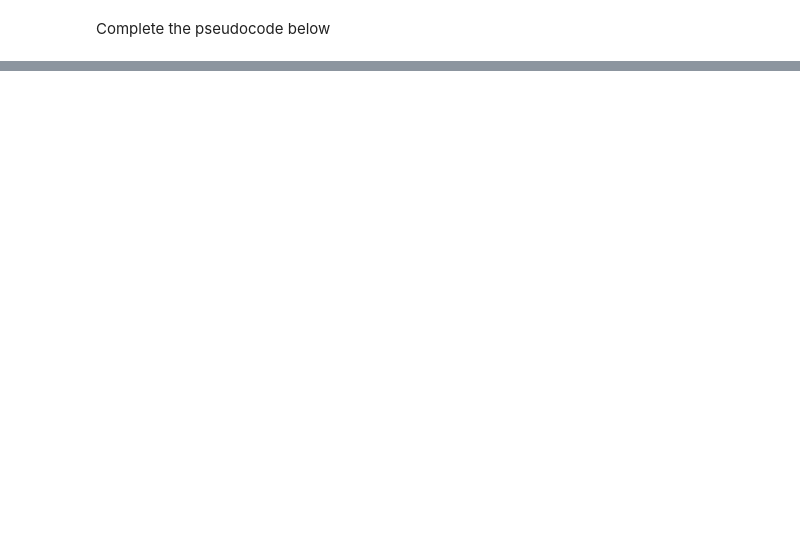
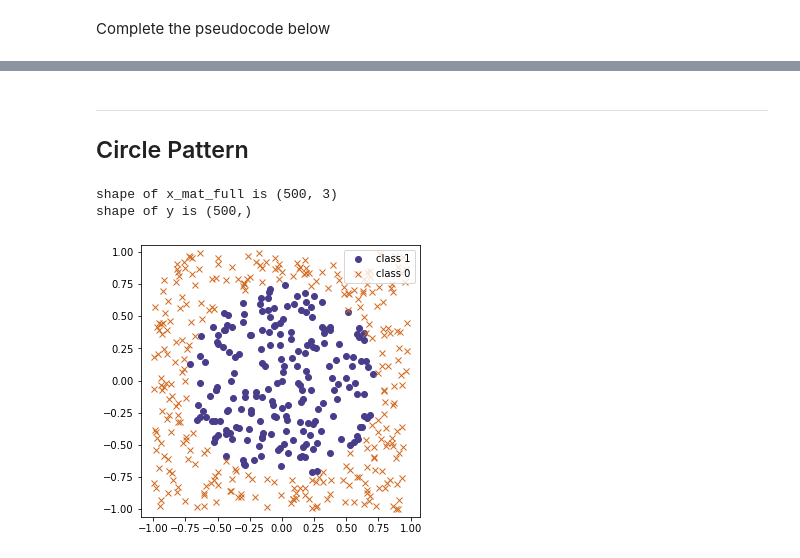
Before and after one commit to BulgarelliM/Computational-Intelligence, a Jupyter notebook: Neural_Network/Backprop_Exercise_HW.ipynb, the cells around one changed output, grey strips where cells are left out. Cells and saved outputs as stored; diff of their text form; code cells hidden in the pictures; blank space fills up the shorter version.

```diff
--- a/Neural_Network/Backprop_Exercise_HW.ipynb
+++ b/Neural_Network/Backprop_Exercise_HW.ipynb
@@ -151,0 +216,18 @@ plot_loss_accuracy(loss_vals, accuracies)
+# %% [markdown]
+_______________________________
+## Circle Pattern
+# %%
+y = (np.sqrt(x_mat_full[:,0]**2 + x_mat_full[:,1]**2)<.75).astype(int)
+print('shape of x_mat_full is {}'.format(x_mat_full.shape))
+print('shape of y is {}'.format(y.shape))
+
+fig, ax = plt.subplots(figsize=(5, 5))
+ax.plot(x_mat_full[y==1, 0],x_mat_full[y==1, 1], 'ro', label='class 1', color='darkslateblue')
+ax.plot(x_mat_full[y==0, 0],x_mat_full[y==0, 1], 'bx', label='class 0', color='chocolate')
+# ax.grid(True)
+ax.legend(loc='best')
+ax.axis('equal');
+# %% [output]
+shape of x_mat_full is (500, 3)
+shape of y is (500,)
+[figure, added]
```
Also changed, not shown: parts of 28 cells of this notebook.
